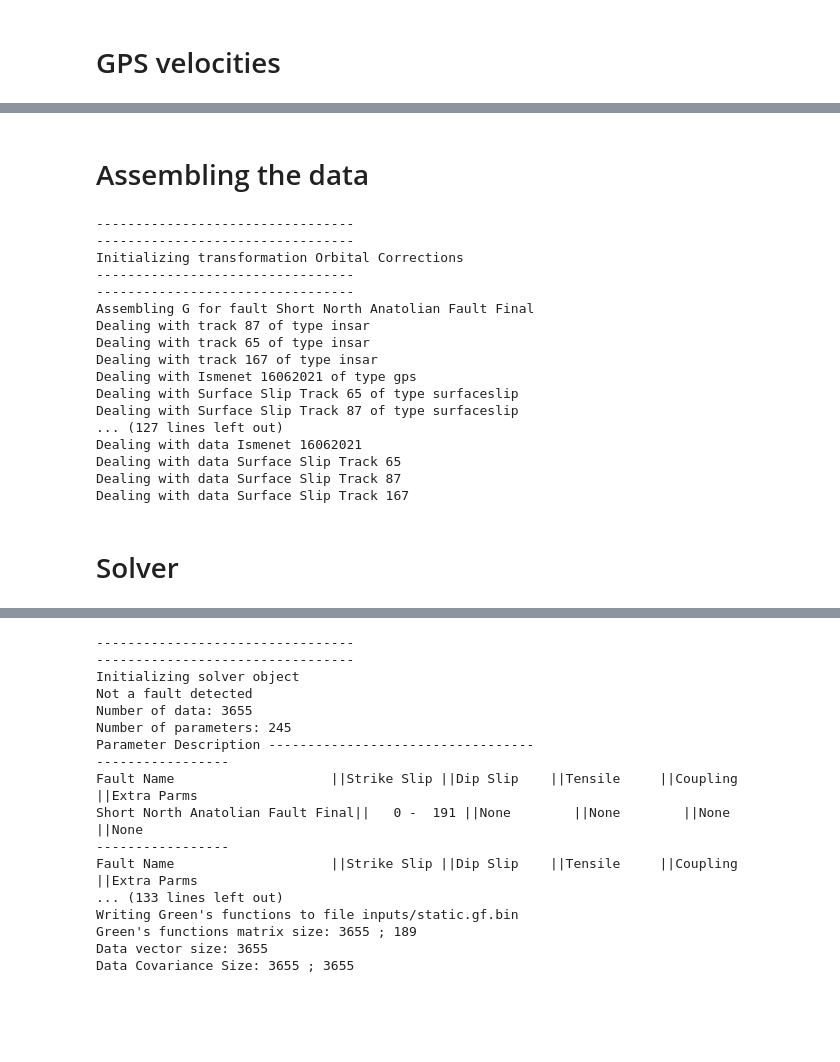
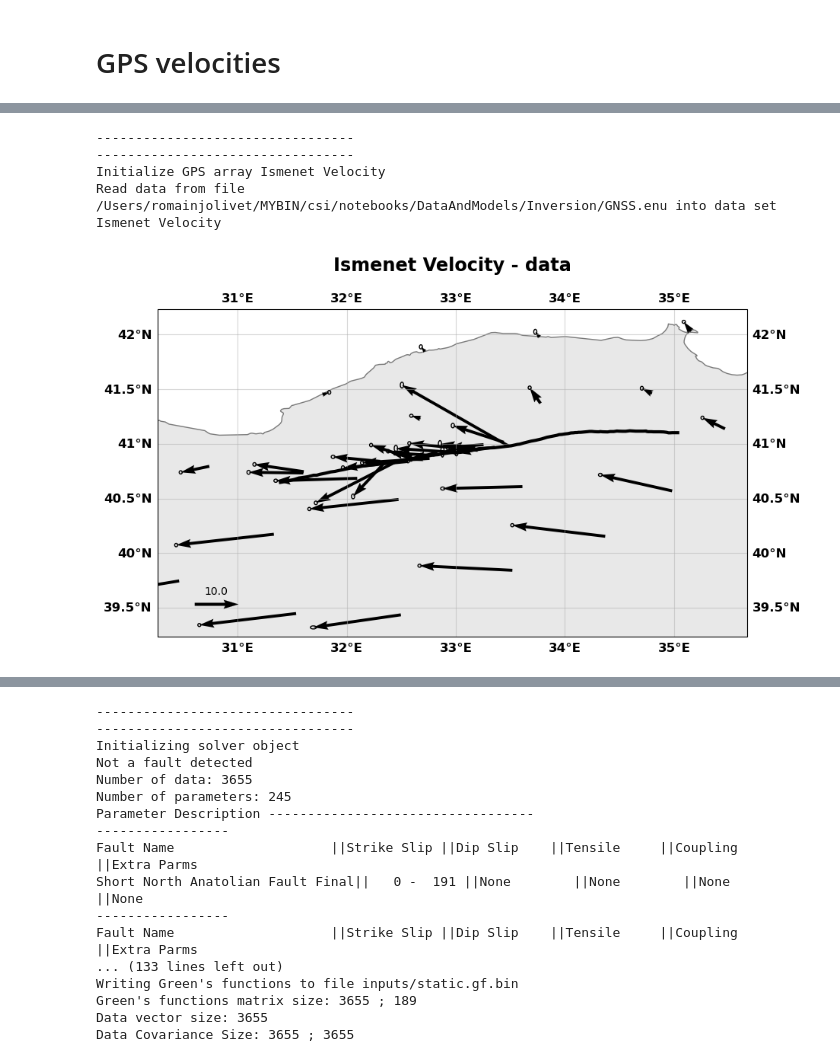
Before and after one commit to jolivetr/csi, a Jupyter notebook: notebooks/tutoInversionCreep.ipynb, the cells around one changed output, grey strips where cells are left out. Cells and saved outputs as stored; diff of their text form; code cells hidden in the pictures; blank space fills up the shorter version.

```diff
--- a/notebooks/tutoInversionCreep.ipynb
+++ b/notebooks/tutoInversionCreep.ipynb
@@ -309,2 +186,0 @@ Converting to pressure for Mogi Green's function calculations
-# %% [markdown]
-# Assembling the data
@@ -313,41 +187,24 @@ Datas = InSARs + [ismenet] + Surface
-# %%
-trans = transform('Orbital Corrections', lon0=lon0, lat0=lat0)
-trans.buildGFs(Datas, [3,3,3,'translationrotation',None,None,None])
-
-naf.assembleGFs(Datas, slipdir='s')
-dipslip.assembleGFs(Datas, slipdir='d')
-west.assembleGFs(Datas, slipdir='s')
-east.assembleGFs(Datas, slipdir='s')
-deep.assembleGFs(Datas, slipdir='s')
-
-for fault in faults:
-    fault.assembled(Datas)
-    fault.assembleCd(Datas)
-
-basin.assembleGFs(Datas)
-basin.assembled(Datas)
-basin.assembleCd(Datas)
-
-trans.assembleGFs(Datas)
-trans.assembled(Datas)
-trans.assembleCd(Datas)
-# %% [output]
----------------------------------
----------------------------------
-Initializing transformation Orbital Corrections
----------------------------------
----------------------------------
-Assembling G for fault Short North Anatolian Fault Final
-Dealing with track 87 of type insar
-Dealing with track 65 of type insar
-Dealing with track 167 of type insar
-Dealing with Ismenet 16062021 of type gps
-Dealing with Surface Slip Track 65 of type surfaceslip
-Dealing with Surface Slip Track 87 of type surfaceslip
-... (127 lines left out)
-Dealing with data Ismenet 16062021
-Dealing with data Surface Slip Track 65
-Dealing with data Surface Slip Track 87
-Dealing with data Surface Slip Track 167
-# %% [markdown]
-# Solver
+# %%
+# We read the GNSS velocities from a curated file
+
+# Create an object
+ismenet = gps('Ismenet Velocity', lon0=lon0, lat0=lat0)
+
+# Use the read_from_enu method (there is other methods for other formats and if your favorite format is missing, please add it)
+ismenet.read_from_enu(os.path.join(os.getcwd(), 'DataAndModels/Inversion/GNSS.enu'), header=0)
+
+# I don't want to use the vertical component
+ismenet.vel_enu[:,2] = np.nan
+
+# Build the data covariance matrix
+ismenet.buildCd()
+# %% [output]
+---------------------------------
+---------------------------------
+Initialize GPS array Ismenet Velocity
+Read data from file /Users/romainjolivet/MYBIN/csi/notebooks/DataAndModels/Inversion/GNSS.enu into data set Ismenet Velocity
+# %%
+# Show me
+ismenet.plot(figsize=(10,10), scale=25., faults=[naf])
+# %% [output]
+[figure, added]
```
Also changed, not shown: parts of 29 cells of this notebook, 13 other files.
